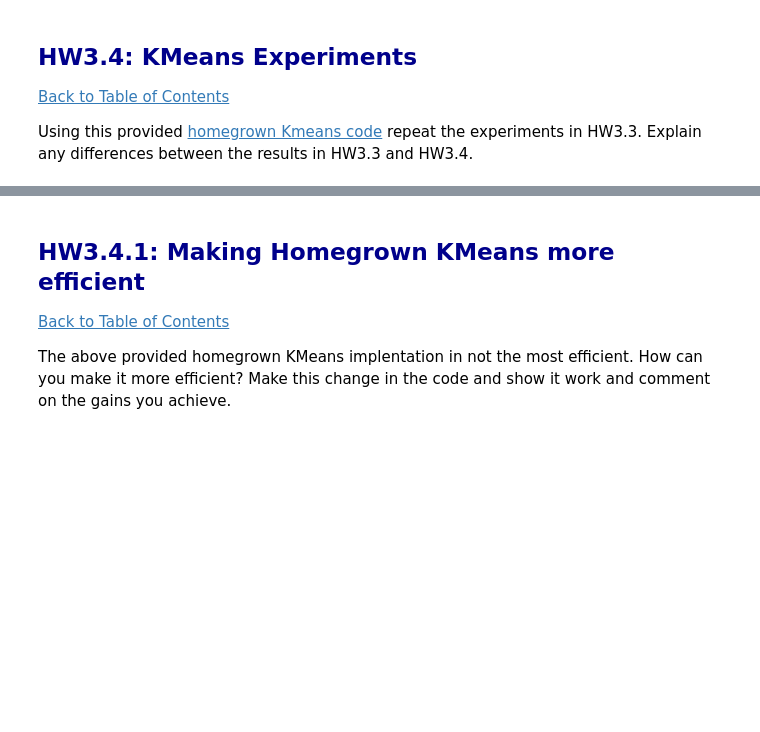
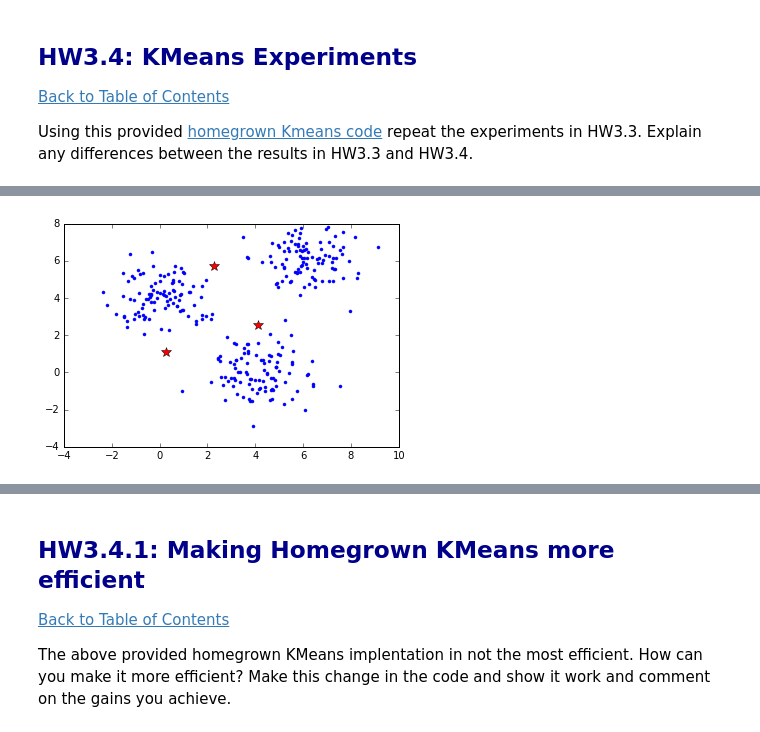
Before and after one commit to anaveenan/MachineLearning, a Jupyter notebook: TargetDataScienceTraining/Week 2/HW3/Zuehlke DAMLAS Target DS Homework - 2aug2016.ipynb, the cells around one changed output, grey strips where cells are left out. Saved outputs shown, nothing was run; the diff lists cells and outputs as text; code cells hidden in the pictures; blank space fills up the shorter version.

```diff
--- a/TargetDataScienceTraining/Week 2/HW3/Zuehlke DAMLAS Target DS Homework - 2aug2016.ipynb
+++ b/TargetDataScienceTraining/Week 2/HW3/Zuehlke DAMLAS Target DS Homework - 2aug2016.ipynb
@@ -544,10 +467,0 @@ Cluster Centers after 100 iterations:
-# %%
-xfull = range(100)
-x = [xfull[0], xfull[9], xfull[19], xfull[29], xfull[39], xfull[49], xfull[99]]
-y = [homegwssse[0], homegwssse[9], homegwssse[19], homegwssse[29], homegwssse[39], homegwssse[49], homegwssse[99]]
-
-plt.plot(x, y)
-plt.title("WSSSE as function of iterations for Homegrown Kmeans")
-plt.xlabel("Iterations")
-plt.ylabel("WSSSE")
-plt.show()
@@ -557,0 +468,76 @@ The two methods do eventually converge on the same cluster centers, and therefor
+# %%
+from timeit import default_timer as timer
+
+start = timer()
+
+import numpy as np
+
+#Calculate which class each data point belongs to
+def nearest_centroidHW34(line):
+    x = np.array([float(f) for f in line.split(',')])
+    closest_centroid_idxHW34 = np.sum((x - centroidsHW34)**2, axis=1).argmin()
+    return (closest_centroid_idxHW34,(x,1))
+
+def errorHW34(line):
+    x = np.array([float(f) for f in line.split(',')])
+    closest_centroid_idxHW34 = np.sum((x - centroidsHW34)**2, axis=1).argmin()
+    errorHW34 =  sqrt(np.sum((x-centroidsHW34[closest_centroid_idxHW34])**2))
+    return (closest_centroid_idxHW34, errorHW34)
+
+#plot centroids and data points for each iteration
+def plot_iterationHW34(means):
+    pylab.plot(samples1[:, 0], samples1[:, 1], '.', color = 'blue')
+    pylab.plot(samples2[:, 0], samples2[:, 1], '.', color = 'blue')
+    pylab.plot(samples3[:, 0], samples3[:, 1],'.', color = 'blue')
+    pylab.plot(means[0][0], means[0][1],'*',markersize =10,color = 'red')
+    pylab.plot(means[1][0], means[1][1],'*',markersize =10,color = 'red')
+    pylab.plot(means[2][0], means[2][1],'*',markersize =10,color = 'red')
+    pylab.show()
+
+iterationsHW34 = [0, 9, 19, 29, 39, 49, 99]
+
+# Initialization: initialization of parameter is fixed to show an example
+centroidsHW34 = np.array([[0.0,0.0], [2.0,2.0], [0.0,7.0]])
+homegwssse = []
+for_plotHW34 = []
+dataHW34 = sc.textFile("data.csv").cache()
+
+for iteration in range(100):
+    res = dataHW34.map(nearest_centroidHW34).reduceByKey(lambda x,y : (x[0]+y[0],x[1]+y[1])).collect()
+    #res [(0, (array([  2.66546663e+00,   3.94844436e+03]), 1001)  ),
+    #     (2, (array([ 6023.84995923,  5975.48511018]), 1000)),
+    #     (1, (array([ 3986.85984761,    15.93153464]), 999))]
+    # res[1][1][1] returns 1000 here
+
+    res = sorted(res, key = lambda x : x[0])  #sort based on clusted ID
+    centroids_newcentroidsHW34 = np.array([x[1][0]/x[1][1] for x in res])  #divide by cluster size
+
+    WSSSE_HW34 = dataHW34.map(errorHW34).reduceByKey(lambda x, y: x + y).collect()
+    hgwssse = 0
+
+    for w in WSSSE_HW34:
+        hgwssse += w[1]
+    homegwssse.append(hgwssse)
+    #if np.sum(np.absolute(centroids_new-centroids))<0.01:
+    #    break
+
+    centroidsHW34 = centroids_newcentroidsHW34
+
+    if iteration == 0 or iteration == 9 or iteration == 19 or iteration == 29 or \
+    iteration == 39 or iteration == 49 or iteration == 99:
+        print("Iteration number: " + str(iteration+1))
+        print("WSSSE is " + str(homegwssse[iteration]) + " after " + str(iteration+1) + " iterations.")
+        print("Cluster Centers after " + str(iteration+1) + " iterations:")
+        print(centroidsHW34)
+        plot_iterationHW34(centroidsHW34)
+        for_plotHW34.insert(iteration,homegwssse[iteration])
+
+plt.plot(iterationsHW34, for_plotHW34)
+plt.title("WSSSE as function of iterations for Homegrown Kmeans")
+plt.xlabel("Iterations")
+plt.ylabel("WSSSE")
+plt.show()
+
+end = timer()
+print(str(end - start) + " seconds" )
+# %% [output]
@@ -557,0 +550 @@ The two methods do eventually converge on the same cluster centers, and therefor
+[figure, added]
```
Also changed, not shown: parts of 35 cells of this notebook.
